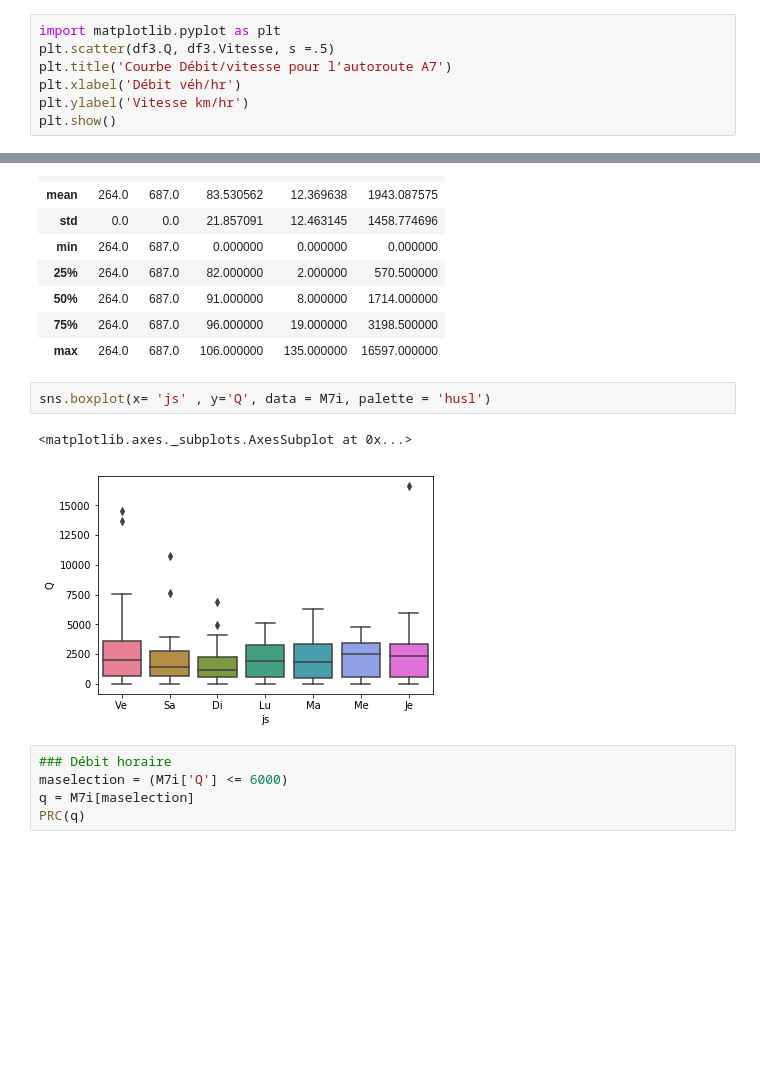
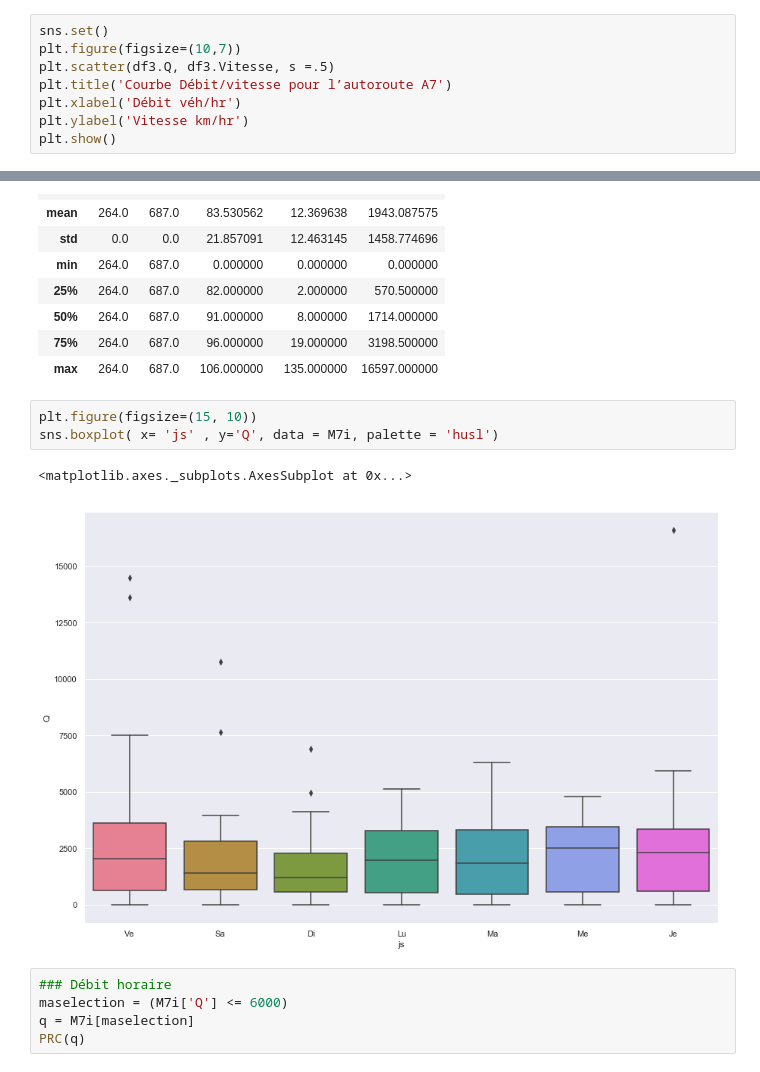
Before and after one commit to Oumayma13/comotagedirmed, a Jupyter notebook: TRAFIC ET COMPTAGES SUR LES AUTOROUTES - Le departement des Bouches-du-Rhone (1).ipynb, the cells around one changed output, grey strips where cells are left out. Drawn from its saved outputs; the diff is of its cells as text; blank space fills up the shorter version.

```diff
--- a/TRAFIC ET COMPTAGES SUR LES AUTOROUTES - Le departement des Bouches-du-Rhone (1).ipynb
+++ b/TRAFIC ET COMPTAGES SUR LES AUTOROUTES - Le departement des Bouches-du-Rhone (1).ipynb
@@ -254,7 +258,8 @@ Nous pouvons aussi trouver les derniers résultats des sur-comptage et sur-vites
 Sur les nuages de points, les points très éloignés des autres sont de possibles valeurs aberrantes.
 En effectuant la commande suivant, on obtient un graphe de nuage :
 # %%
-import matplotlib.pyplot as plt
+sns.set()
+plt.figure(figsize=(10,7))
 plt.scatter(df3.Q, df3.Vitesse, s =.5)
 plt.title('Courbe Débit/vitesse pour l’autoroute A7')
 plt.xlabel('Débit véh/hr')
@@ -360,10 +349,11 @@ M7i.describe()
 | 75% | 264.0 | 687.0 | 96.000000 | 19.000000 | 3198.500000 |
 | max | 264.0 | 687.0 | 106.000000 | 135.000000 | 16597.000000 |
 # %%
-sns.boxplot(x= 'js' , y='Q', data = M7i, palette = 'husl')
+plt.figure(figsize=(15, 10))
+sns.boxplot( x= 'js' , y='Q', data = M7i, palette = 'husl')
 # %% [output]
 <matplotlib.axes._subplots.AxesSubplot at 0x...>
-[figure, old version]
+[figure, new version]
 # %%
 ### Débit horaire
 maselection = (M7i['Q'] <= 6000)
```
Also changed, not shown: parts of 10 cells of this notebook.
